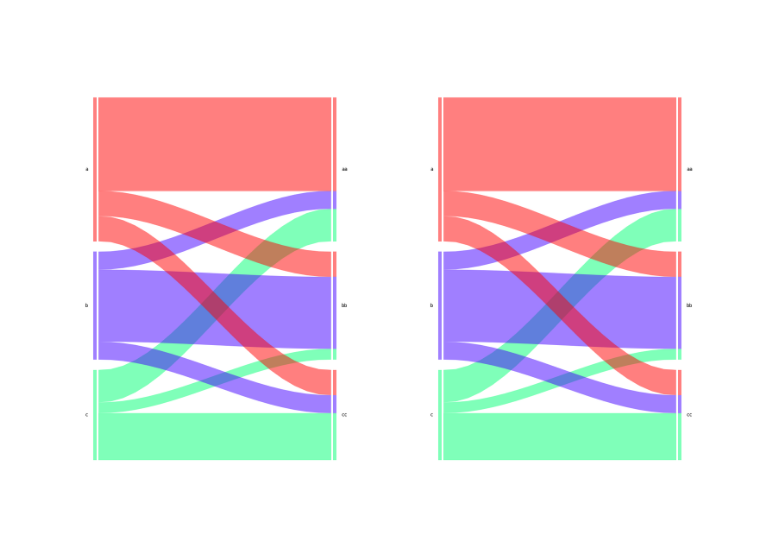
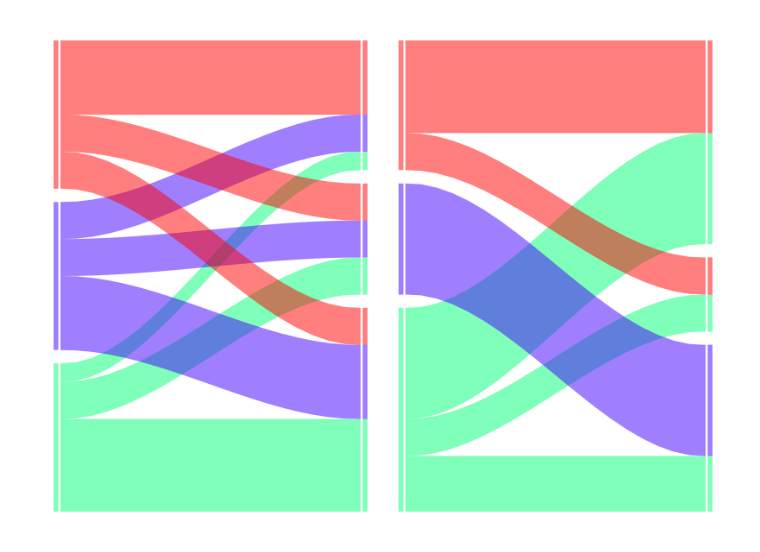
Before and after one commit to g-adel/Alluvial, a Jupyter notebook: modified_alluvial.ipynb, the cells around one changed output. Cells and saved outputs as stored; diff of their text form; code cells hidden in the pictures.

Commit message:
Created the data structure and the image compositing for intermediate flows

```diff
--- a/modified_alluvial.ipynb
+++ b/modified_alluvial.ipynb
@@ -5,12 +114,15 @@ import numpy as np
 import random
 
 # Create a sample data frame with 20 rows
-df = pd.DataFrame(np.arange(0,20), columns=['id'])
+df = pd.DataFrame(np.arange(0,24), columns=['id'])
 
-df['size'] = np.random.randint(1, 100, df.shape[0])
-df['t1'] = np.floor(df['id']/5).astype(int)
-df['t2'] = df['t1'].apply(lambda x: x if random.random() < 0.5 else np.random.randint(0, 5))
-df['t3'] = df['t1'].apply(lambda x: x if random.random() < 0.5 else np.random.randint(0, 5))
-
-df
+# df['size'] = np.random.randint(1, 100, df.shape[0])
+df['T1'] = np.floor(df['id']/8).astype(int)
+df['T2'] = df['T1'].apply(lambda x: x if random.random() < 0.2 else np.random.randint(0, 3))
+df['T3'] = df['T2'].apply(lambda x: x if random.random() < 0.2 else np.random.randint(0, 3))
+direct_transitions, intermediate_transitions = create_alluvial_data_with_intermediates(df, ['T1', 'T2', 'T3'])
+print(direct_transitions)
+print(intermediate_transitions)
+t1_t2_data = direct_transitions[0]
+t2_t3_data = direct_transitions[1]
 # %% [output]
@@ -34,38 +131,56 @@ df
 # %%
+import sys
+if 'alluvial' in sys.modules:
+  del sys.modules['alluvial']
 import alluvial
 import matplotlib.image as mpimg
 import matplotlib.pyplot as plt
 import numpy as np
 
-input_data_12 ={'c': {'cc': 1.3,  'aa': 0.9,  'bb': 0.3,}, # sum=2.5
-                'a': {'cc': .7,    'aa': 2.6,    'bb': .7,}, # sum=4
-                'b': {'cc': 0.5,  'aa': 0.5,  'bb': 2,}} # sum=3
+# input_data_12 ={'c': {'cc': 1.3,  'aa': 0.9,  'bb': 0.3,}, # sum=2.5
+#                 'a': {'cc': .7,    'aa': 2.6,    'bb': .7,}, # sum=4
+#                 'b': {'cc': 0.5,  'aa': 0.5,  'bb': 2,}} # sum=3
 
-ax1 = alluvial.plot(input_data_12)
-plt.savefig('alluvial1.png')
-ax2 = alluvial.plot(input_data_12)
-plt.savefig('alluvial2.png')
+
+
+ax1 = alluvial.plot(t1_t2_data)
+plt.tight_layout(pad=0, w_pad=0, h_pad=0)
+plt.savefig('alluvial12.png', bbox_inches='tight', pad_inches=0)
+ax2 = alluvial.plot(t2_t3_data)
+plt.tight_layout(pad=0, w_pad=0, h_pad=0)
+
+plt.savefig('alluvial23.png', bbox_inches='tight', pad_inches=0)
 # Close the figures to prevent them from displaying
 plt.close(ax1.figure)
 plt.close(ax2.figure)
 
+# fig, (ax1, ax2) = plt.subplots(1, 2, figsize=(15, 5))
+# alluvial.plot(t1_t2_data, ax=ax1)
+# ax1.set_title('T1 → T2 Transitions')
+# alluvial.plot(t2_t3_data, ax=ax2)
+# ax2.set_title('T2 → T3 Transitions')
+
+# plt.tight_layout()
+# plt.savefig('community_transitions.png')
+# plt.close()
+
 import sys
 from PIL import Image
 
-images = [Image.open(x) for x in ['alluvial1.png', 'alluvial2.png']]
+images = [Image.open(x) for x in ['alluvial12.png', 'alluvial23.png']]
 widths, heights = zip(*(i.size for i in images))
 
 total_width = sum(widths)
 max_height = max(heights)
 
 new_im = Image.new('RGB', (total_width, max_height))
 
-x_offset = 0
+y_offset = 0
 for im in images:
-  new_im.paste(im, (x_offset,0))
-  x_offset += im.size[0]
+  new_im.paste(im, (y_offset,0))
+  y_offset += im.size[0]
 
 new_im.save('test.jpg')
 display(new_im)
 # %% [output]
-[figure, old version]
+[figure, new version]
```
Also changed, not shown: parts of 7 cells of this notebook, 5 other files.
